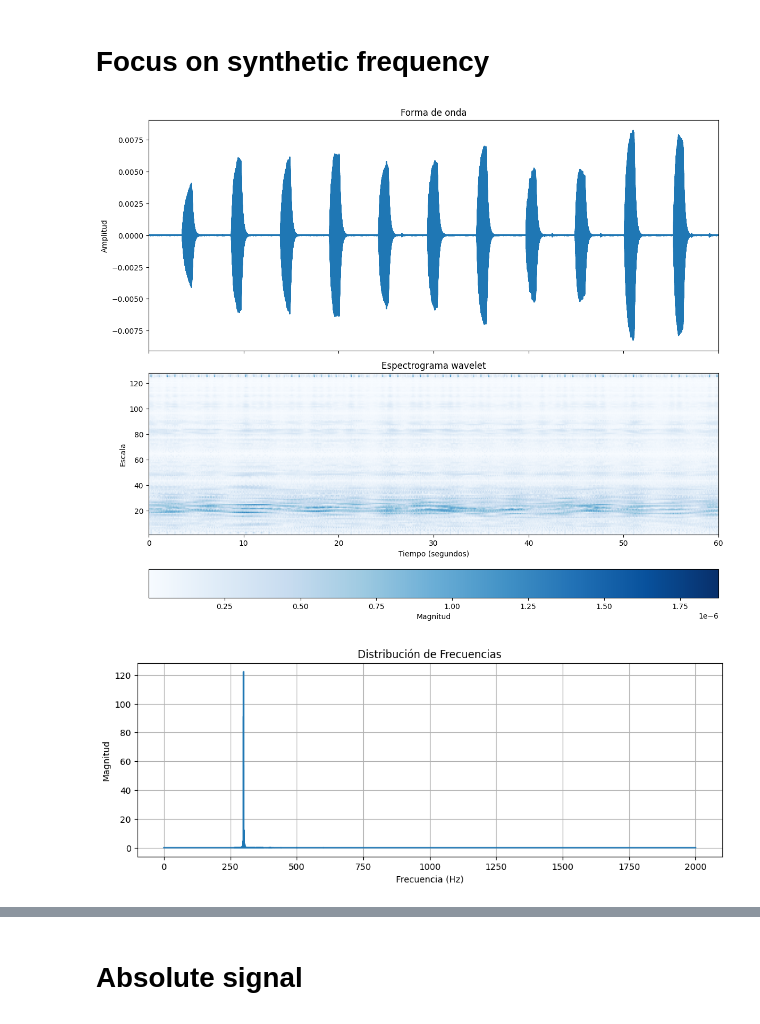
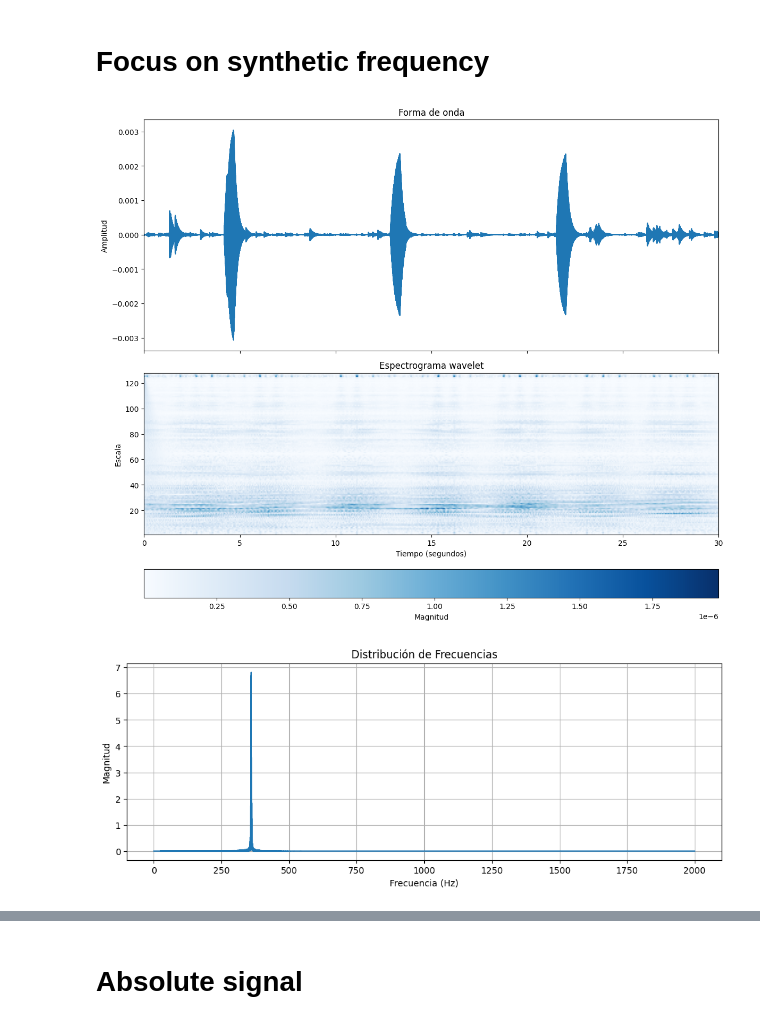
Before and after one commit to Afroefras/coratech, a Jupyter notebook: notebooks/trigger_notification_digital.ipynb, the cells around one changed output, grey strips where cells are left out. Saved outputs shown, nothing was run; the diff lists cells and outputs as text; code cells hidden in the pictures.

```diff
--- a/notebooks/trigger_notification_digital.ipynb
+++ b/notebooks/trigger_notification_digital.ipynb
@@ -15,7 +15,7 @@ from helpers.transform import apply_bandpass_filter, min_max_scale
 # %% [markdown]
 # Raw Heartbeat
 # %%
-AUDIO_NAME = "Eko Recording Sound Export 08_17_2024 3_00 PM.wav"
+AUDIO_NAME = "test-20240902-1554.wav"
 audio_dir = get_base_dir().joinpath("data", "digital", AUDIO_NAME)
 
 audio, sample_rate = torchaudio.load(str(audio_dir))
@@ -33,21 +33,21 @@ Sample rate:  4000
 # %% [markdown]
 # Focus on synthetic frequency
 # %%
-SYNTHETIC_FREQ = 300
+SYNTHETIC_FREQ = 360
 low_cutoff = SYNTHETIC_FREQ - 1
 high_cutoff = SYNTHETIC_FREQ + 1
 
 filtered_audio = apply_bandpass_filter(
     audio, sample_rate, low_cutoff, high_cutoff
 )
 
 plot_wavelet_spectrogram(filtered_audio.numpy(), sample_rate)#, downsample_factor=1)
 plot_audio_fft(filtered_audio.numpy(), sample_rate)
 
 Audio(filtered_audio, rate=sample_rate, autoplay=True)
 # %% [output]
-[figure, old version]
+[figure, new version]
-[figure, old version]
+[figure, new version]
 [interactive output not drawn]
 # %% [markdown]
 # Absolute signal
```
Also changed, not shown: parts of 8 cells of this notebook, 3 other files.
